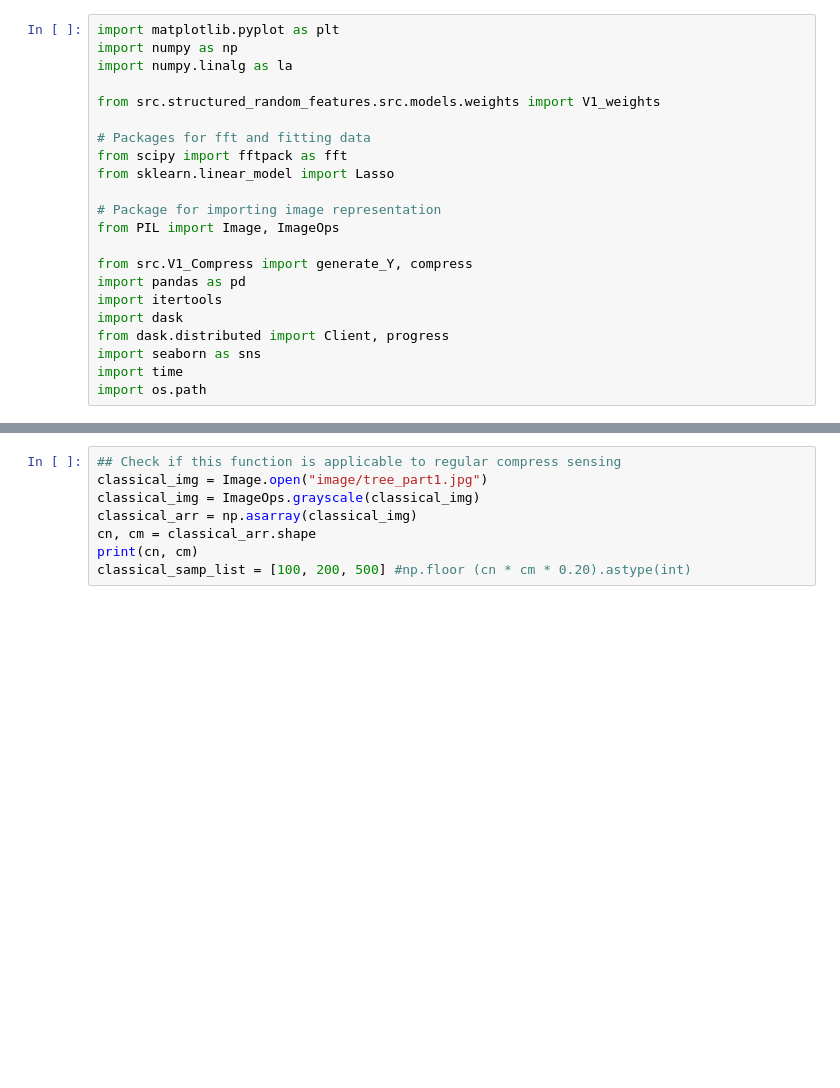
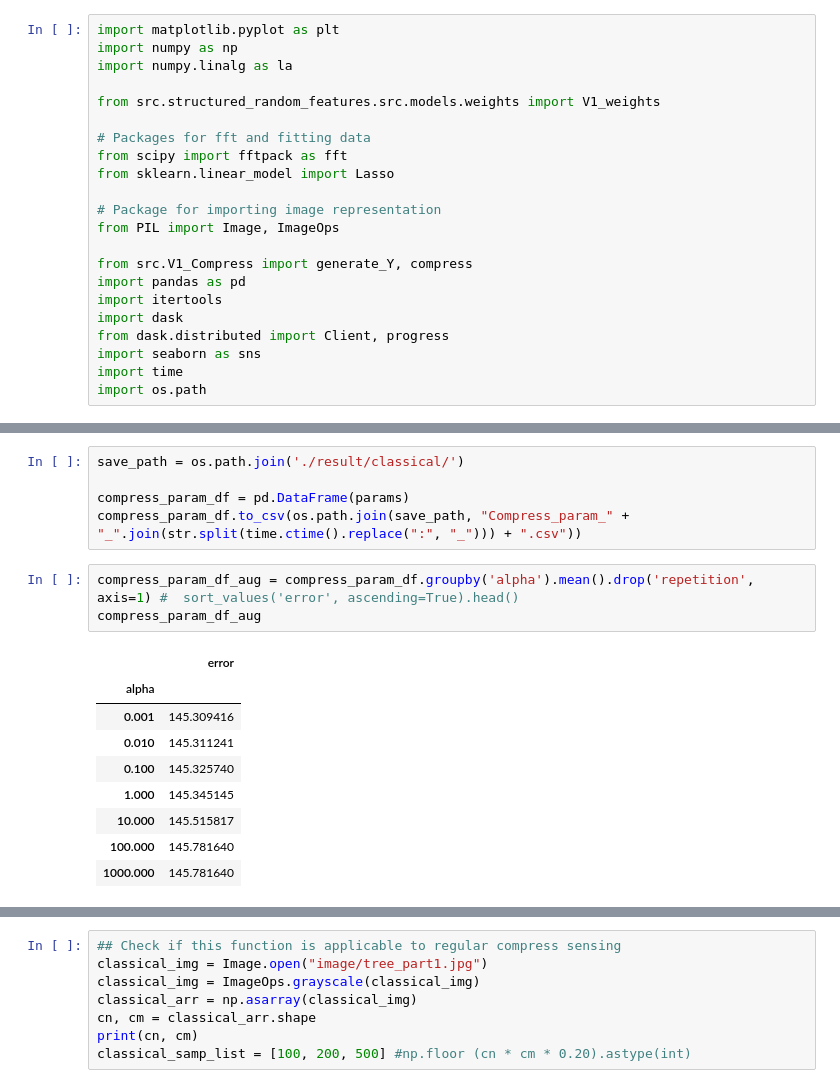
Before and after one commit to qkstngus000/Visual-Compressive-Sensing, a Jupyter notebook: Classical_Reconstruction_Hyperparameter_Search.ipynb, the cells around one changed output, grey strips where cells are left out. Drawn from its saved outputs; the diff is of its cells as text; blank space fills up the shorter version.

```diff
--- a/Classical_Reconstruction_Hyperparameter_Search.ipynb
+++ b/Classical_Reconstruction_Hyperparameter_Search.ipynb
@@ -22,0 +91,18 @@ import os.path
+# %%
+save_path = os.path.join('./result/classical/')
+
+compress_param_df = pd.DataFrame(params)
+compress_param_df.to_csv(os.path.join(save_path, "Compress_param_" + "_".join(str.split(time.ctime().replace(":", "_"))) + ".csv"))
+# %%
+compress_param_df_aug = compress_param_df.groupby('alpha').mean().drop('repetition', axis=1) #  sort_values('error', ascending=True).head()
+compress_param_df_aug
+# %% [output]
+|  | error |
+| alpha |  |
+| 0.001 | 145.309416 |
+| 0.010 | 145.311241 |
+| 0.100 | 145.325740 |
+| 1.000 | 145.345145 |
+| 10.000 | 145.515817 |
+| 100.000 | 145.781640 |
+| 1000.000 | 145.781640 |
```
Also changed, not shown: parts of 7 cells of this notebook, 6 other files.
